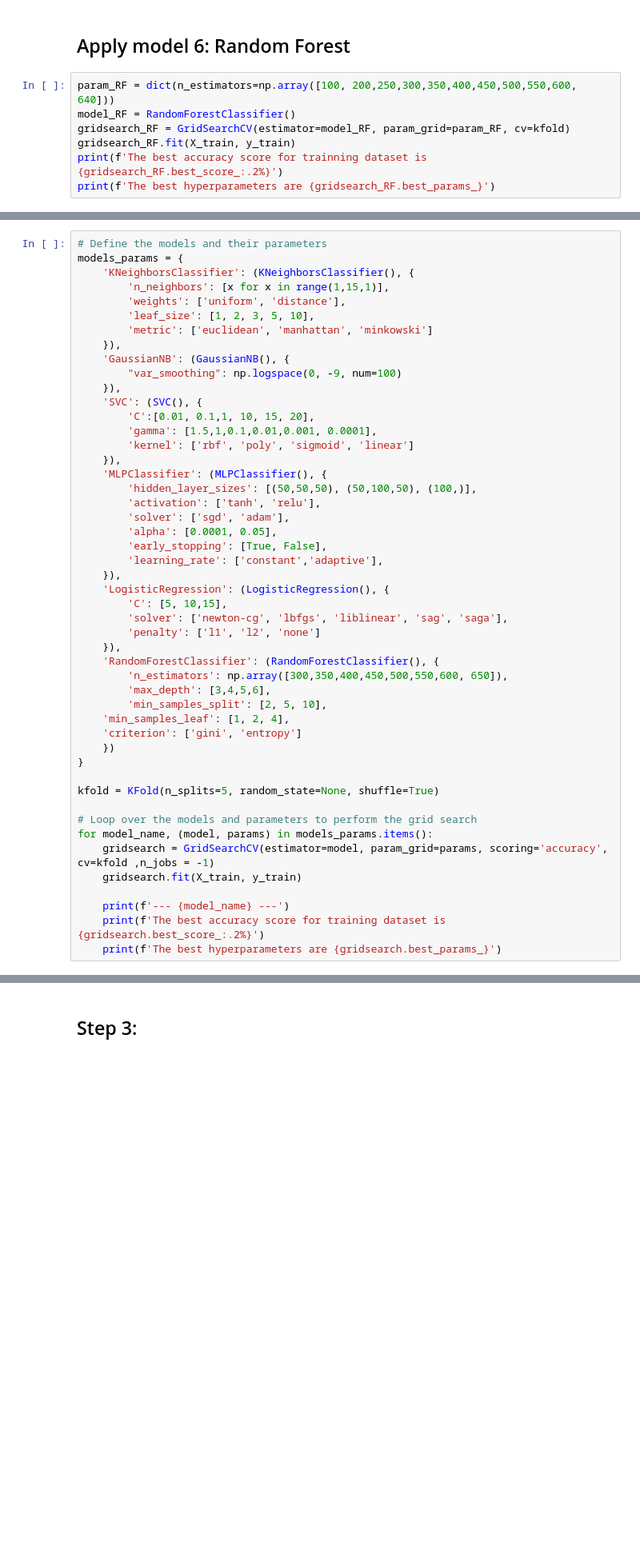
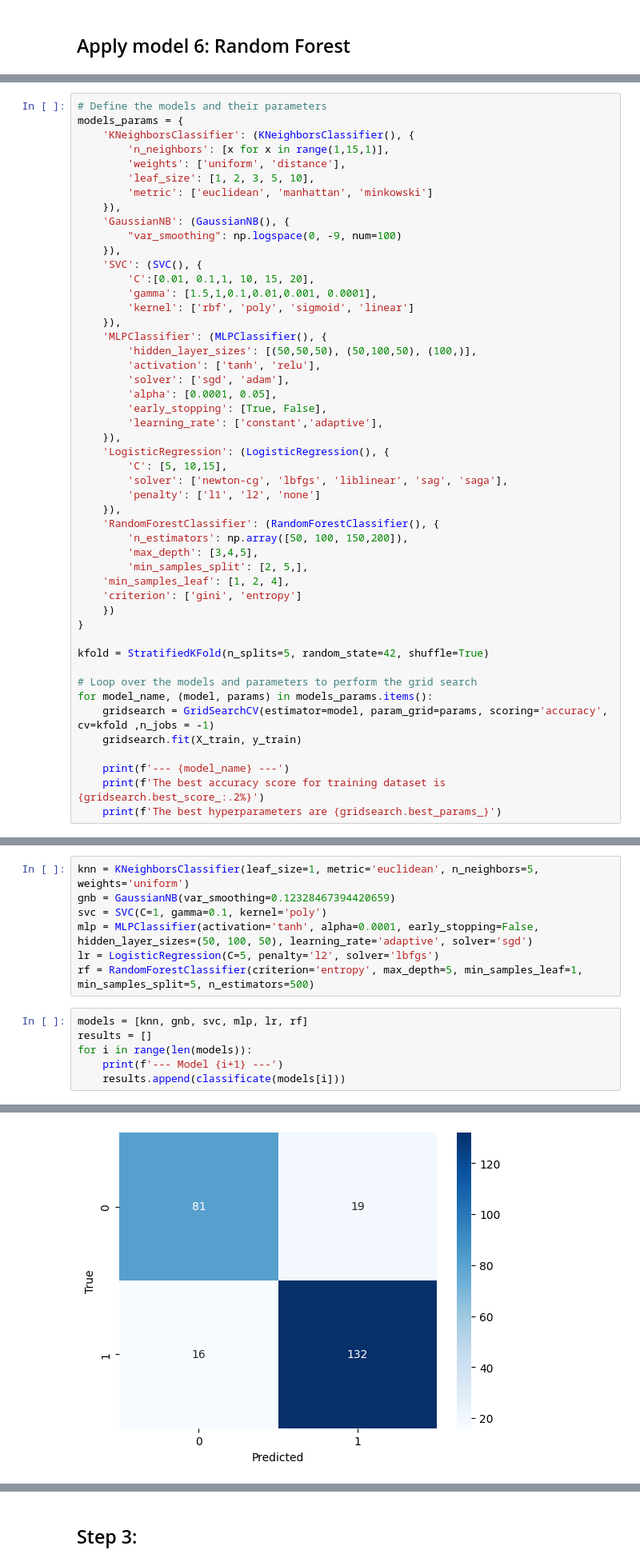
Before and after one commit to phamvutuyetanh/AI_Project, a Jupyter notebook: AI_Project.ipynb, the cells around one changed output, grey strips where cells are left out. Shown: that part at 80% size. Drawn from its saved outputs; the diff is of its cells as text; blank space fills up the shorter version.

```diff
--- a/AI_Project.ipynb
+++ b/AI_Project.ipynb
@@ -348,10 +350,3 @@ print(f'The best accuracy score for trainning dataset is {gridsearch_Logistic.be
 print(f'The best hyperparameters are {gridsearch_Logistic.best_params_}')
 # %% [markdown]
 ## Apply model 6: Random Forest
-# %%
-param_RF = dict(n_estimators=np.array([100, 200,250,300,350,400,450,500,550,600, 640]))
-model_RF = RandomForestClassifier()
-gridsearch_RF = GridSearchCV(estimator=model_RF, param_grid=param_RF, cv=kfold)
-gridsearch_RF.fit(X_train, y_train)
-print(f'The best accuracy score for trainning dataset is {gridsearch_RF.best_score_:.2%}')
-print(f'The best hyperparameters are {gridsearch_RF.best_params_}')
@@ -386,15 +383,15 @@ models_params = {
         'penalty': ['l1', 'l2', 'none']
     }),
     'RandomForestClassifier': (RandomForestClassifier(), {
-        'n_estimators': np.array([300,350,400,450,500,550,600, 650]),
-        'max_depth': [3,4,5,6],
-        'min_samples_split': [2, 5, 10],
+        'n_estimators': np.array([50, 100, 150,200]),
+        'max_depth': [3,4,5],
+        'min_samples_split': [2, 5,],
     'min_samples_leaf': [1, 2, 4],
     'criterion': ['gini', 'entropy']
     })
 }
 
-kfold = KFold(n_splits=5, random_state=None, shuffle=True)
+kfold = StratifiedKFold(n_splits=5, random_state=42, shuffle=True)
 
 # Loop over the models and parameters to perform the grid search
 for model_name, (model, params) in models_params.items():
@@ -427,0 +461,14 @@ The best hyperparameters are {'criterion': 'entropy', 'max_depth': 5, 'min_sampl
+# %%
+knn = KNeighborsClassifier(leaf_size=1, metric='euclidean', n_neighbors=5, weights='uniform')
+gnb = GaussianNB(var_smoothing=0.12328467394420659)
+svc = SVC(C=1, gamma=0.1, kernel='poly')
+mlp = MLPClassifier(activation='tanh', alpha=0.0001, early_stopping=False, hidden_layer_sizes=(50, 100, 50), learning_rate='adaptive', solver='sgd')
+lr = LogisticRegression(C=5, penalty='l2', solver='lbfgs')
+rf = RandomForestClassifier(criterion='entropy', max_depth=5, min_samples_leaf=1, min_samples_split=5, n_estimators=500)
+# %%
+models = [knn, gnb, svc, mlp, lr, rf]
+results = []
+for i in range(len(models)):
+    print(f'--- Model {i+1} ---')
+    results.append(classificate(models[i]))
+# %% [output]
@@ -427,0 +476 @@ The best hyperparameters are {'criterion': 'entropy', 'max_depth': 5, 'min_sampl
+[figure, added]
```
Also changed, not shown: parts of 13 cells of this notebook.
